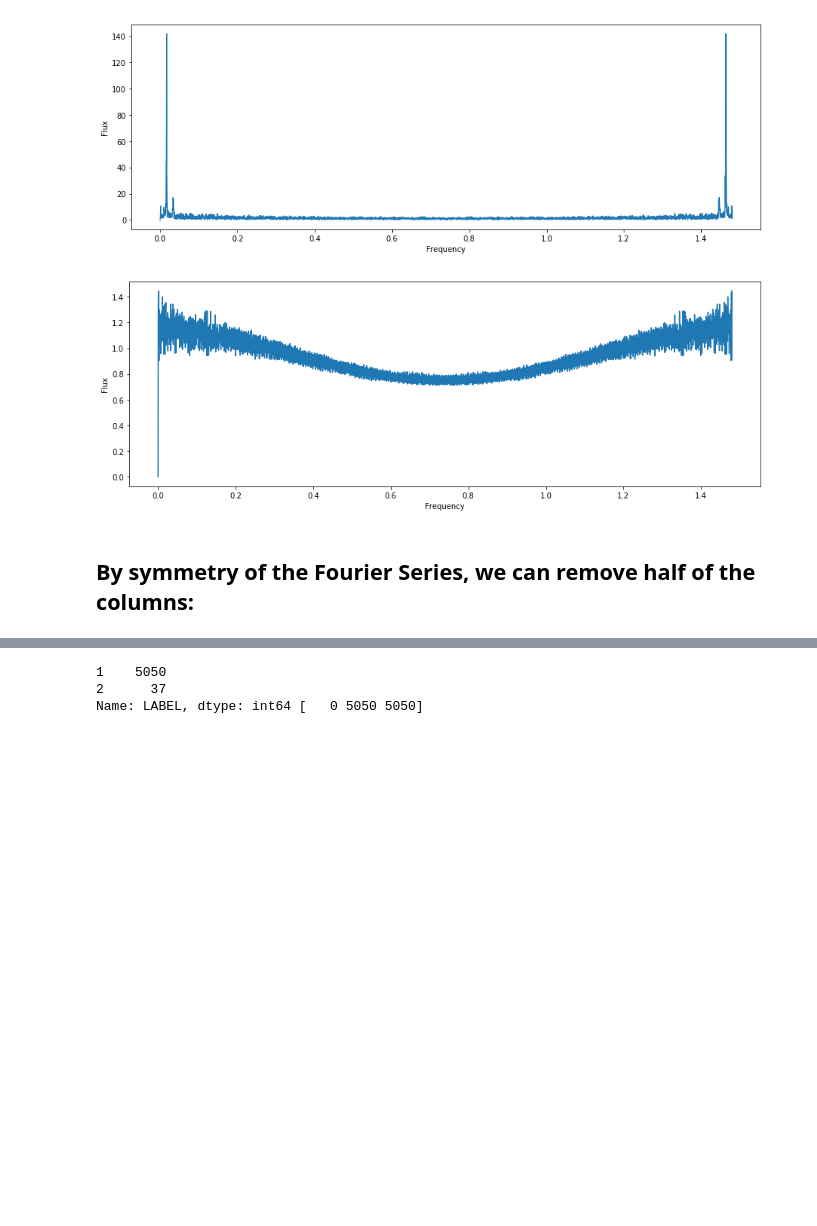
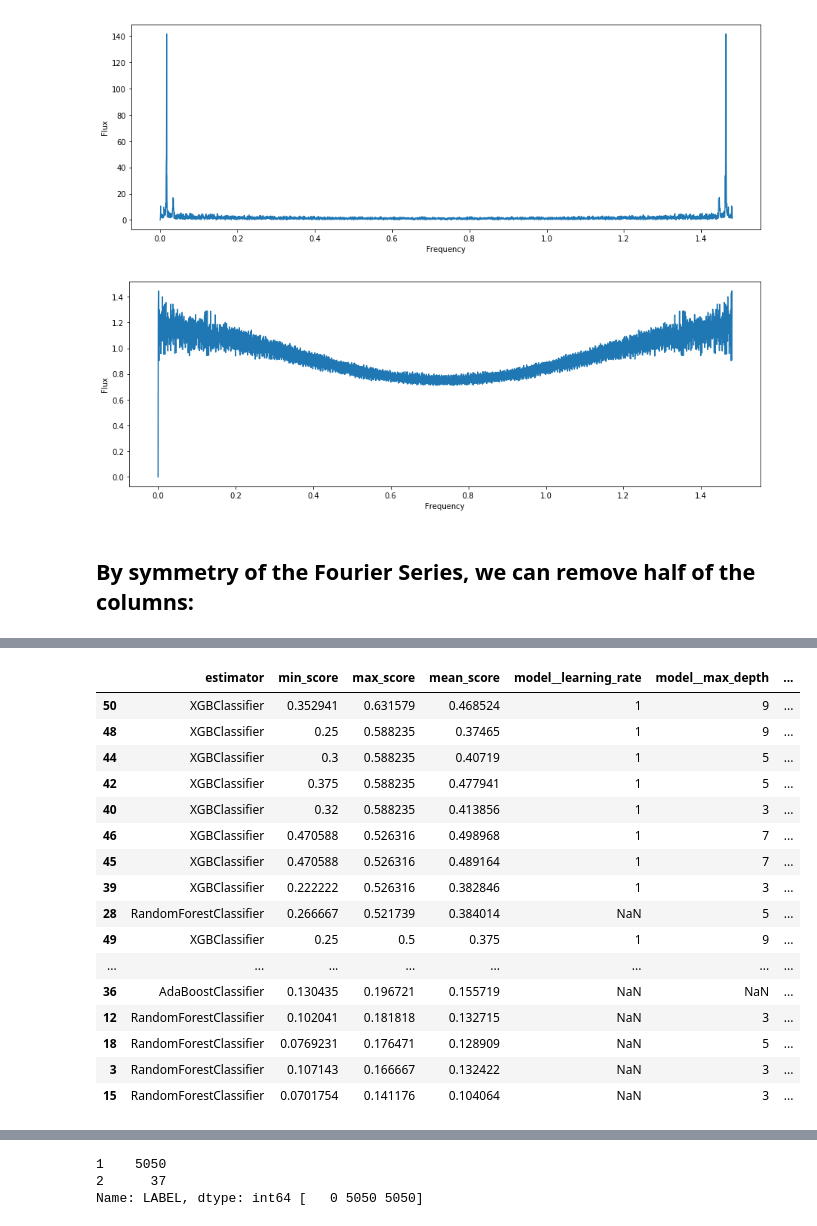
Before and after one commit to jfcarmonag/exoplanet-star-detection, a Jupyter notebook: exostar.ipynb, the cells around one changed output, grey strips where cells are left out. Saved outputs shown, nothing was run; the diff lists cells and outputs as text; code cells hidden in the pictures; blank space fills up the shorter version.

```diff
--- a/exostar.ipynb
+++ b/exostar.ipynb
@@ -307,0 +403,3 @@ helper1.score_summary(sort_by='min_score')
+# %%
+helper = EstimatorSelectionHelper(models1, params1)
+helper.fit(X_train_lh, y_train, scoring=f1_scorer, n_jobs=-1)
@@ -307,0 +418,20 @@ helper1.score_summary(sort_by='min_score')
+# %%
+helper.score_summary(sort_by='max_score')
+# %% [output]
+|  | estimator | min_score | max_score | mean_score | model__learning_rate | model__max_depth | ... |
+| 50 | XGBClassifier | 0.352941 | 0.631579 | 0.468524 | 1 | 9 | ... |
+| 48 | XGBClassifier | 0.25 | 0.588235 | 0.37465 | 1 | 9 | ... |
+| 44 | XGBClassifier | 0.3 | 0.588235 | 0.40719 | 1 | 5 | ... |
+| 42 | XGBClassifier | 0.375 | 0.588235 | 0.477941 | 1 | 5 | ... |
+| 40 | XGBClassifier | 0.32 | 0.588235 | 0.413856 | 1 | 3 | ... |
+| 46 | XGBClassifier | 0.470588 | 0.526316 | 0.498968 | 1 | 7 | ... |
+| 45 | XGBClassifier | 0.470588 | 0.526316 | 0.489164 | 1 | 7 | ... |
+| 39 | XGBClassifier | 0.222222 | 0.526316 | 0.382846 | 1 | 3 | ... |
+| 28 | RandomForestClassifier | 0.266667 | 0.521739 | 0.384014 | NaN | 5 | ... |
+| 49 | XGBClassifier | 0.25 | 0.5 | 0.375 | 1 | 9 | ... |
+| ... | ... | ... | ... | ... | ... | ... | ... |
+| 36 | AdaBoostClassifier | 0.130435 | 0.196721 | 0.155719 | NaN | NaN | ... |
+| 12 | RandomForestClassifier | 0.102041 | 0.181818 | 0.132715 | NaN | 3 | ... |
+| 18 | RandomForestClassifier | 0.0769231 | 0.176471 | 0.128909 | NaN | 5 | ... |
+| 3 | RandomForestClassifier | 0.107143 | 0.166667 | 0.132422 | NaN | 3 | ... |
+| 15 | RandomForestClassifier | 0.0701754 | 0.141176 | 0.104064 | NaN | 3 | ... |
```
Also changed, not shown: parts of 68 cells of this notebook.
